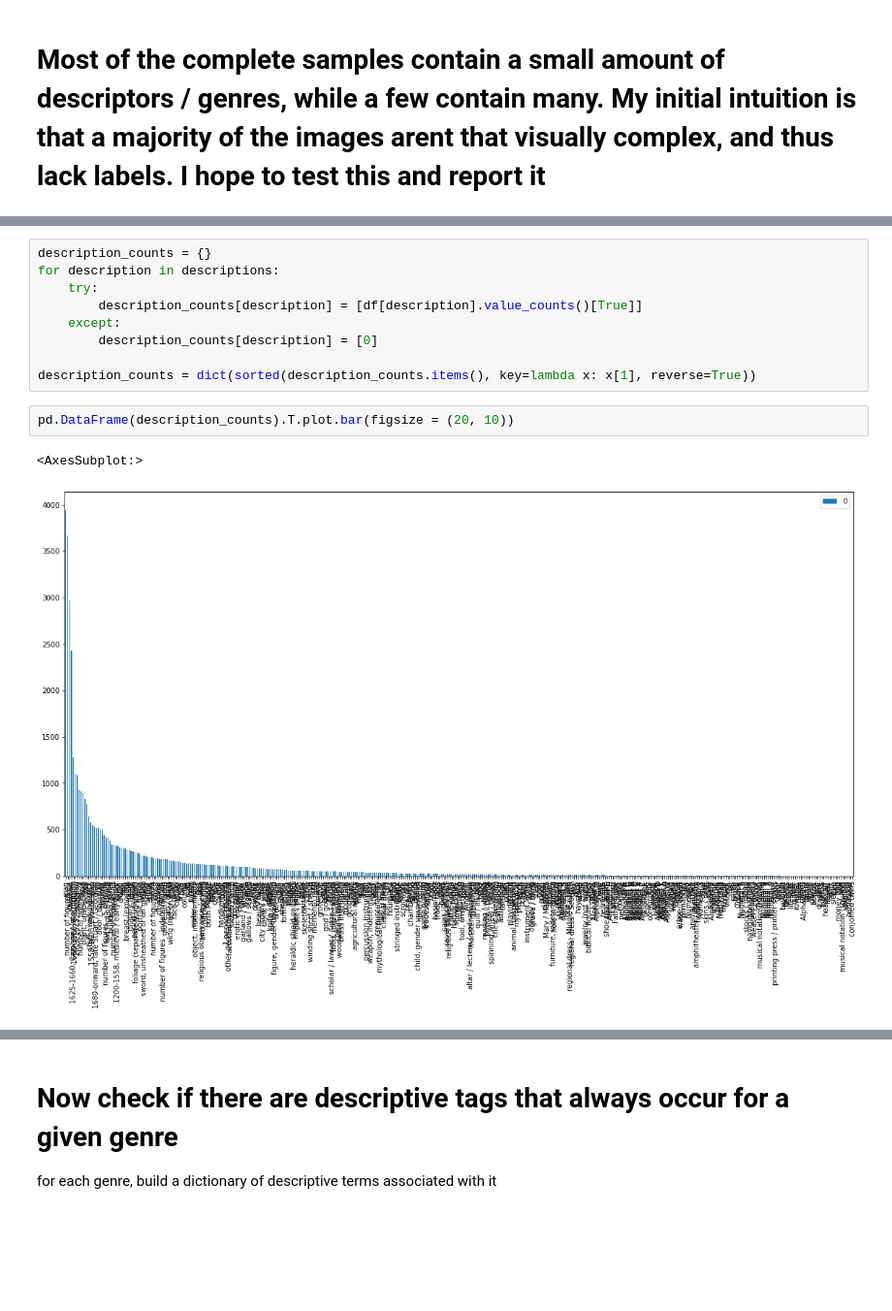
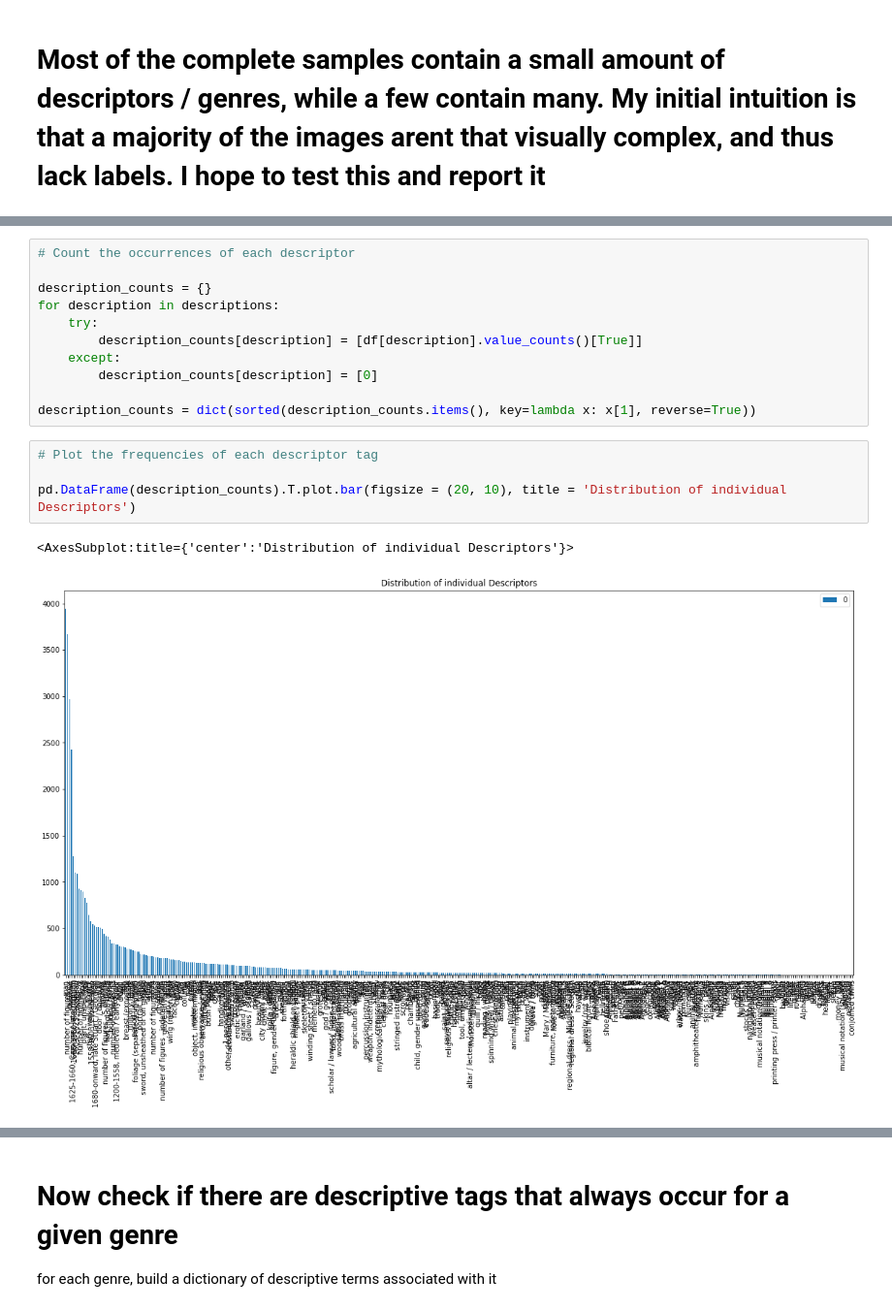
Before and after one commit to KyleCodes/blockprints, a Jupyter notebook: data_exploration.ipynb, the cells around one changed output, grey strips where cells are left out. Shown at 97% size. Saved outputs shown, nothing was run; the diff lists cells and outputs as text; blank space fills up the shorter version.

```diff
--- a/data_exploration.ipynb
+++ b/data_exploration.ipynb
@@ -103,4 +116,6 @@ pd.DataFrame(genre_counts).T.plot.bar(figsize = (20, 10))
 # %%
+# Count the occurrences of each descriptor
+
 description_counts = {}
 for description in descriptions:
     try:
@@ -110,7 +125,9 @@ for description in descriptions:
 
 description_counts = dict(sorted(description_counts.items(), key=lambda x: x[1], reverse=True))
 # %%
-pd.DataFrame(description_counts).T.plot.bar(figsize = (20, 10))
+# Plot the frequencies of each descriptor tag
+
+pd.DataFrame(description_counts).T.plot.bar(figsize = (20, 10), title = 'Distribution of individual Descriptors')
 # %% [output]
-<AxesSubplot:>
+<AxesSubplot:title={'center':'Distribution of individual Descriptors'}>
-[figure, old version]
+[figure, new version]
```
Also changed, not shown: parts of 9 cells of this notebook, 1 other file.
